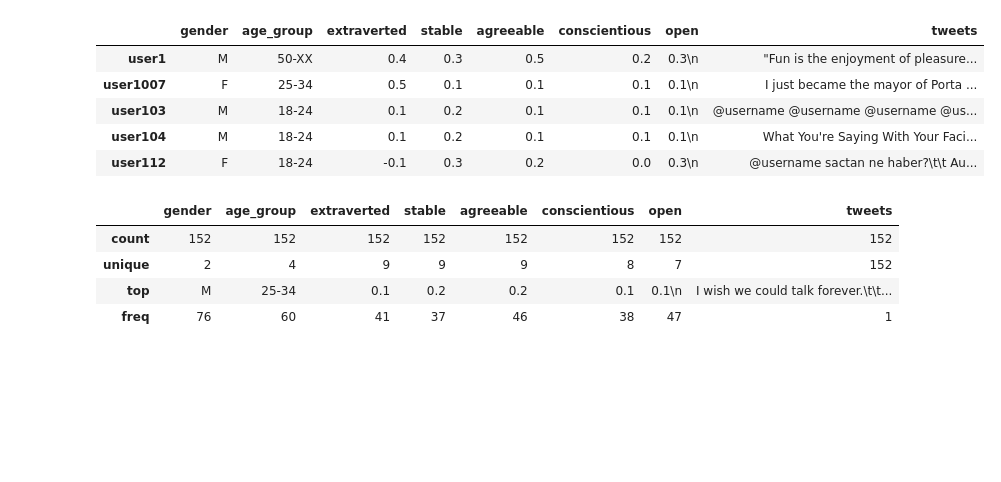
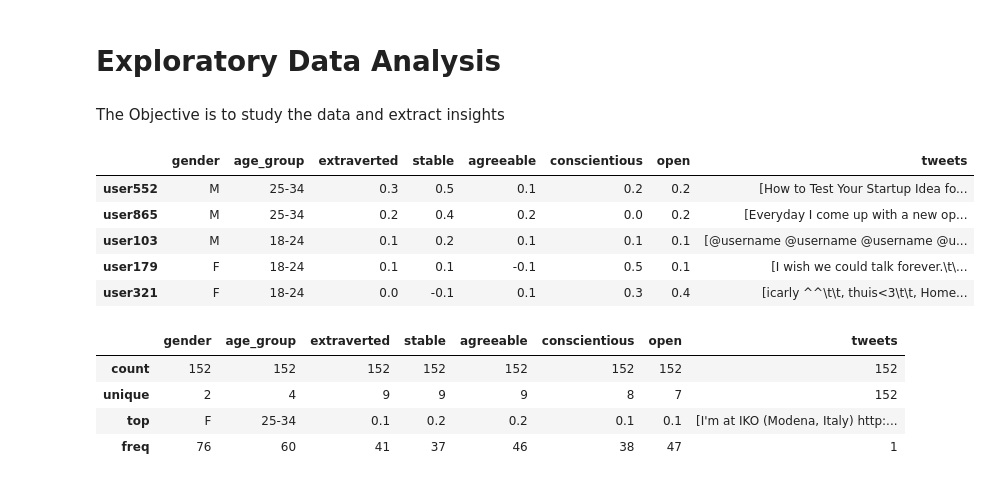
Before and after one commit to sihouma/PopulationSegmentation, a Jupyter notebook: text_clustering.ipynb, the cells around one changed output. Cells and saved outputs as stored; diff of their text form; code cells hidden in the pictures; blank space fills up the shorter version.

```diff
--- a/text_clustering.ipynb
+++ b/text_clustering.ipynb
@@ -1,6 +1,10 @@
+# %% [markdown]
+# Exploratory Data Analysis
+# %% [markdown]
+The Objective is to study the data and extract insights
 # %%
 import pandas as pd
 from utilities.load_authors_data import load_authors_data
-
-path = "/Users/sromdhani/VeevaDataScientist/PopulationSegmentation/data/pan15/english/"
-df_authors = load_authors_data(path)
+from utilities.clean_tweets import clean_tweets
+path = "data/pan15/english/"
+df = load_authors_data(path)
@@ -7,17 +14,17 @@ df_authors = load_authors_data(path)
 # %%
-df_authors.head()
+df.head()
 # %% [output]
 |  | gender | age_group | extraverted | stable | agreeable | conscientious | open | tweets |
-| user1 | M | 50-XX | 0.4 | 0.3 | 0.5 | 0.2 | 0.3\n | "Fun is the enjoyment of pleasure... |
-| user1007 | F | 25-34 | 0.5 | 0.1 | 0.1 | 0.1 | 0.1\n | I just became the mayor of Porta ... |
-| user103 | M | 18-24 | 0.1 | 0.2 | 0.1 | 0.1 | 0.1\n | @username @username @username @us... |
-| user104 | M | 18-24 | 0.1 | 0.2 | 0.1 | 0.1 | 0.1\n | What You're Saying With Your Faci... |
-| user112 | F | 18-24 | -0.1 | 0.3 | 0.2 | 0.0 | 0.3\n | @username sactan ne haber?\t\t Au... |
+| user552 | M | 25-34 | 0.3 | 0.5 | 0.1 | 0.2 | 0.2 | [How to Test Your Startup Idea fo... |
+| user865 | M | 25-34 | 0.2 | 0.4 | 0.2 | 0.0 | 0.2 | [Everyday I come up with a new op... |
+| user103 | M | 18-24 | 0.1 | 0.2 | 0.1 | 0.1 | 0.1 | [@username @username @username @u... |
+| user179 | F | 18-24 | 0.1 | 0.1 | -0.1 | 0.5 | 0.1 | [I wish we could talk forever.\t\... |
+| user321 | F | 18-24 | 0.0 | -0.1 | 0.1 | 0.3 | 0.4 | [icarly ^^\t\t, thuis<3\t\t, Home... |
 # %%
-df_authors.describe()
+df.describe()
 # %% [output]
 |  | gender | age_group | extraverted | stable | agreeable | conscientious | open | tweets |
 | count | 152 | 152 | 152 | 152 | 152 | 152 | 152 | 152 |
 | unique | 2 | 4 | 9 | 9 | 9 | 8 | 7 | 152 |
-| top | M | 25-34 | 0.1 | 0.2 | 0.2 | 0.1 | 0.1\n | I wish we could talk forever.\t\t... |
+| top | F | 25-34 | 0.1 | 0.2 | 0.2 | 0.1 | 0.1 | [I'm at IKO (Modena, Italy) http:... |
 | freq | 76 | 60 | 41 | 37 | 46 | 38 | 47 | 1 |
```
Also changed, not shown: parts of 35 cells of this notebook, 21 other files.
